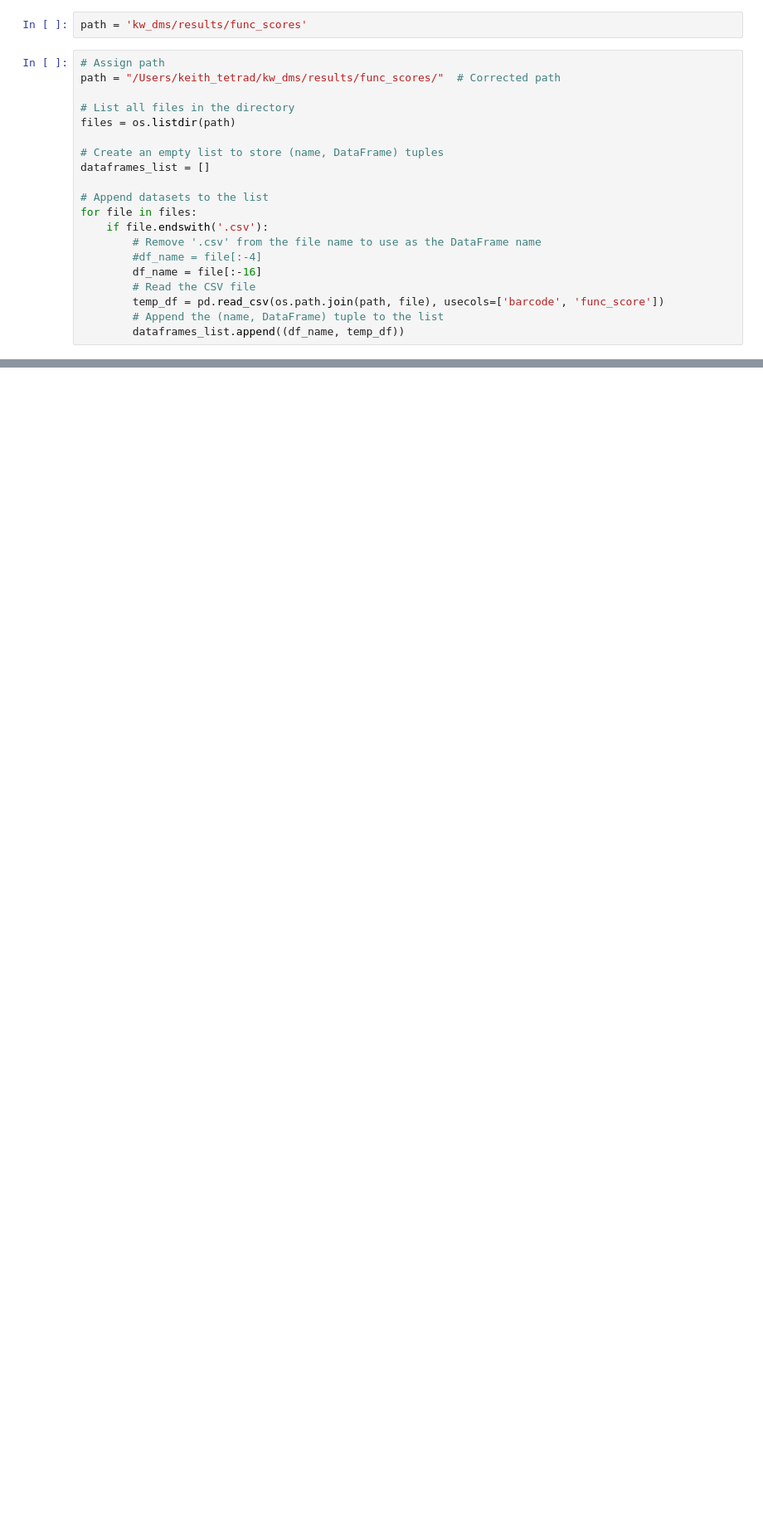
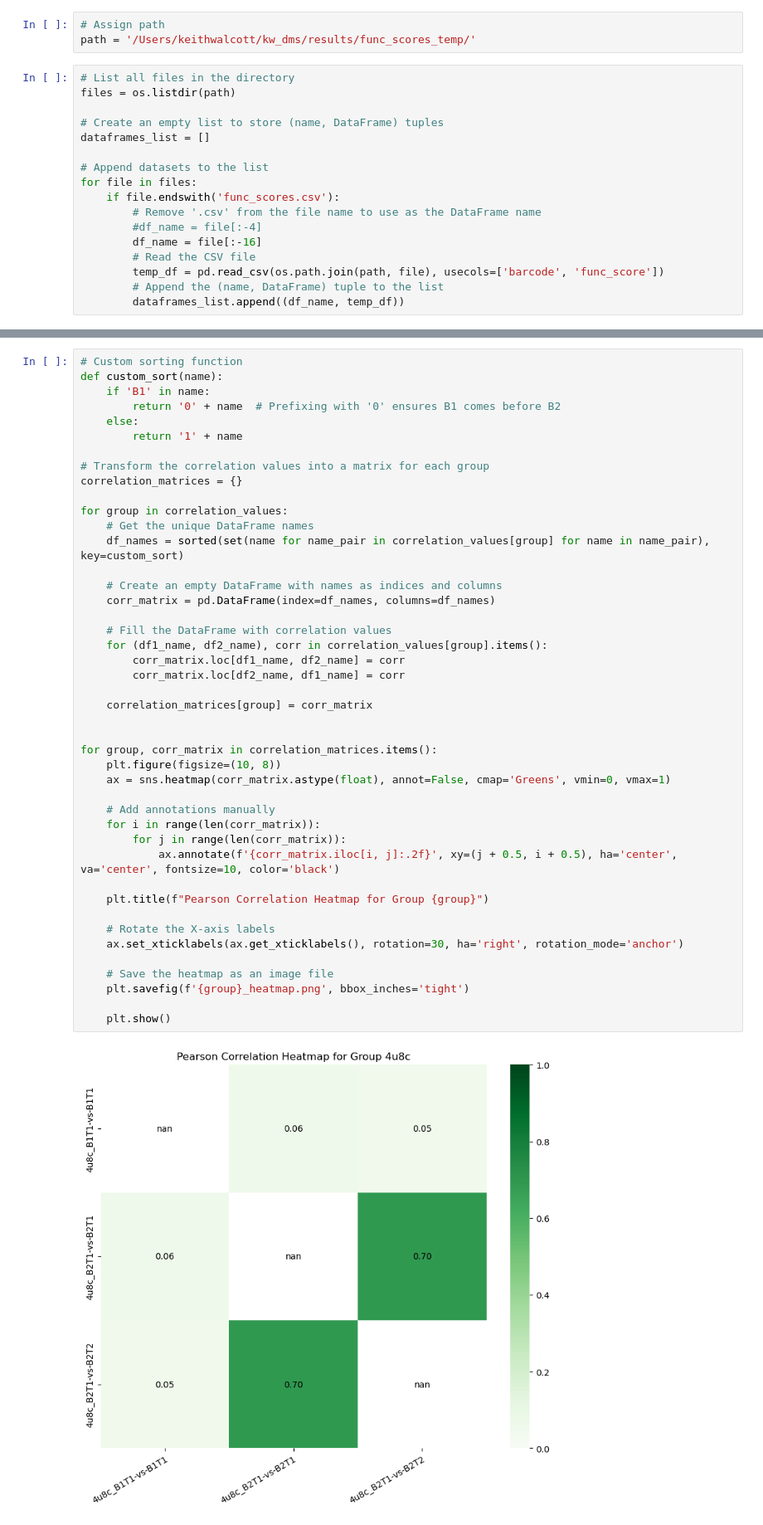
Before and after one commit to kwalcott97/kw_dms, a Jupyter notebook: Comparing sample functional effect correlations.ipynb, the cells around one changed output, grey strips where cells are left out. Shown at 83% size. Cells and saved outputs as stored; diff of their text form; blank space fills up the shorter version.

Commit message:
add smaller comparison groups for func scores

```diff
--- a/Comparing sample functional effect correlations.ipynb
+++ b/Comparing sample functional effect correlations.ipynb
@@ -10,11 +10,9 @@ import matplotlib.pyplot as plt
 import numpy as np
 from sklearn.metrics import r2_score
 # %%
-path = 'kw_dms/results/func_scores'
+# Assign path
+path = '/Users/keithwalcott/kw_dms/results/func_scores_temp/'
 # %%
-# Assign path
-path = "/Users/keith_tetrad/kw_dms/results/func_scores/"  # Corrected path
-
 # List all files in the directory
 files = os.listdir(path)
 
@@ -23,7 +21,7 @@ dataframes_list = []
 
 # Append datasets to the list
 for file in files:
-    if file.endswith('.csv'):
+    if file.endswith('func_scores.csv'):
         # Remove '.csv' from the file name to use as the DataFrame name
         #df_name = file[:-4]
         df_name = file[:-16]
@@ -106,0 +104,46 @@ for group, corr_matrix in correlation_matrices.items():
+# %%
+# Custom sorting function
+def custom_sort(name):
+    if 'B1' in name:
+        return '0' + name  # Prefixing with '0' ensures B1 comes before B2
+    else:
+        return '1' + name
+
+# Transform the correlation values into a matrix for each group
+correlation_matrices = {}
+
+for group in correlation_values:
+    # Get the unique DataFrame names
+    df_names = sorted(set(name for name_pair in correlation_values[group] for name in name_pair), key=custom_sort)
+
+    # Create an empty DataFrame with names as indices and columns
+    corr_matrix = pd.DataFrame(index=df_names, columns=df_names)
+
+    # Fill the DataFrame with correlation values
+    for (df1_name, df2_name), corr in correlation_values[group].items():
+        corr_matrix.loc[df1_name, df2_name] = corr
+        corr_matrix.loc[df2_name, df1_name] = corr
+
+    correlation_matrices[group] = corr_matrix
+
+
+for group, corr_matrix in correlation_matrices.items():
+    plt.figure(figsize=(10, 8))
+    ax = sns.heatmap(corr_matrix.astype(float), annot=False, cmap='Greens', vmin=0, vmax=1)
+
+    # Add annotations manually
+    for i in range(len(corr_matrix)):
+        for j in range(len(corr_matrix)):
+            ax.annotate(f'{corr_matrix.iloc[i, j]:.2f}', xy=(j + 0.5, i + 0.5), ha='center', va='center', fontsize=10, color='black')
+
+    plt.title(f"Pearson Correlation Heatmap for Group {group}")
+
+    # Rotate the X-axis labels
+    ax.set_xticklabels(ax.get_xticklabels(), rotation=30, ha='right', rotation_mode='anchor')
+
+    # Save the heatmap as an image file
+    plt.savefig(f'{group}_heatmap.png', bbox_inches='tight')
+
+    plt.show()
+# %% [output]
+[figure, added]
```
Also changed, not shown: parts of 3 cells of this notebook.
